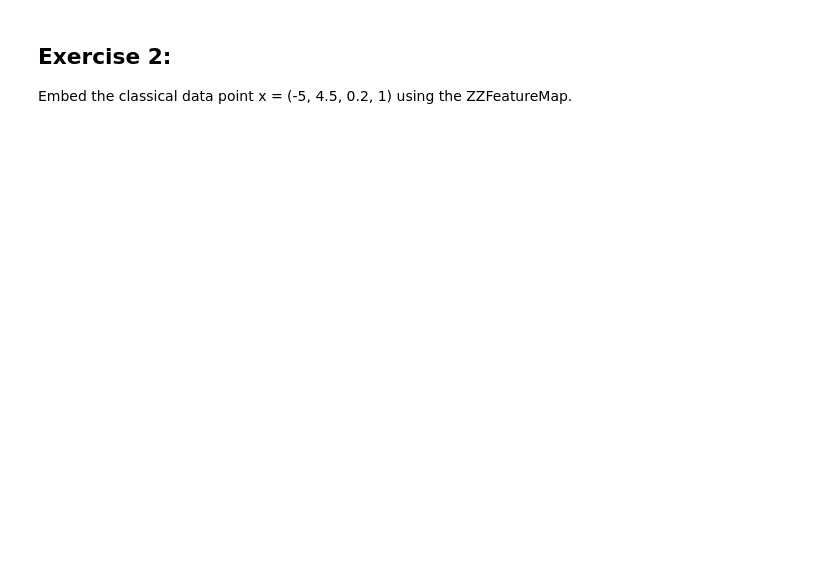
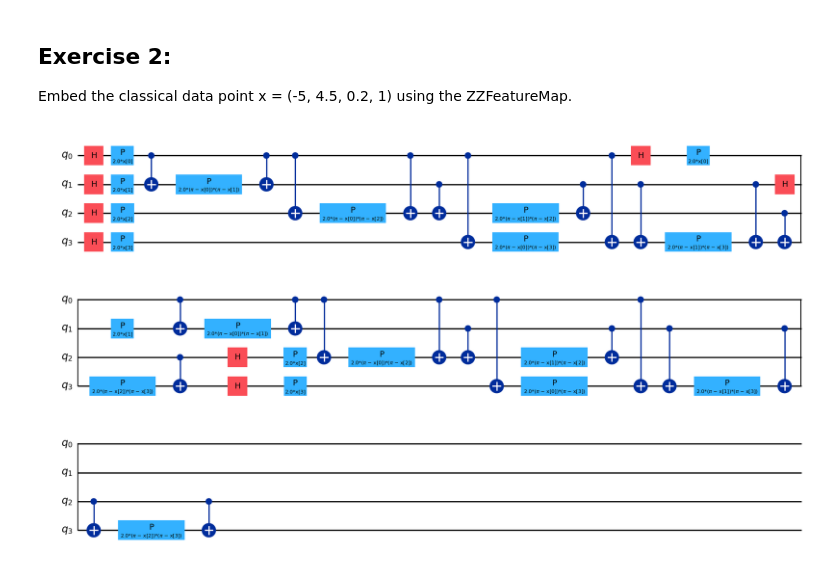
Before and after one commit to Garaii/Quantum-Programming, a Jupyter notebook: Lab2_CMAI_QML.ipynb, the cells around one changed output. Cells and saved outputs as stored; diff of their text form; code cells hidden in the pictures; blank space fills up the shorter version.

```diff
--- a/Lab2_CMAI_QML.ipynb
+++ b/Lab2_CMAI_QML.ipynb
@@ -189,8 +218,10 @@ Embed the classical data point x = (-5, 4.5, 0.2, 1) using the ZZFeatureMap.
 # %%
 ##Your code here##
 
-x = None
+x = (0.5, -3, 5.5, -2.8)
 
-zz_circuit = ZZFeatureMap()
+zz_circuit = ZZFeatureMap(len(x))
 
 zz_circuit.decompose().draw('mpl')
+# %% [output]
+[figure, added]
```
Also changed, not shown: parts of 13 cells of this notebook.
